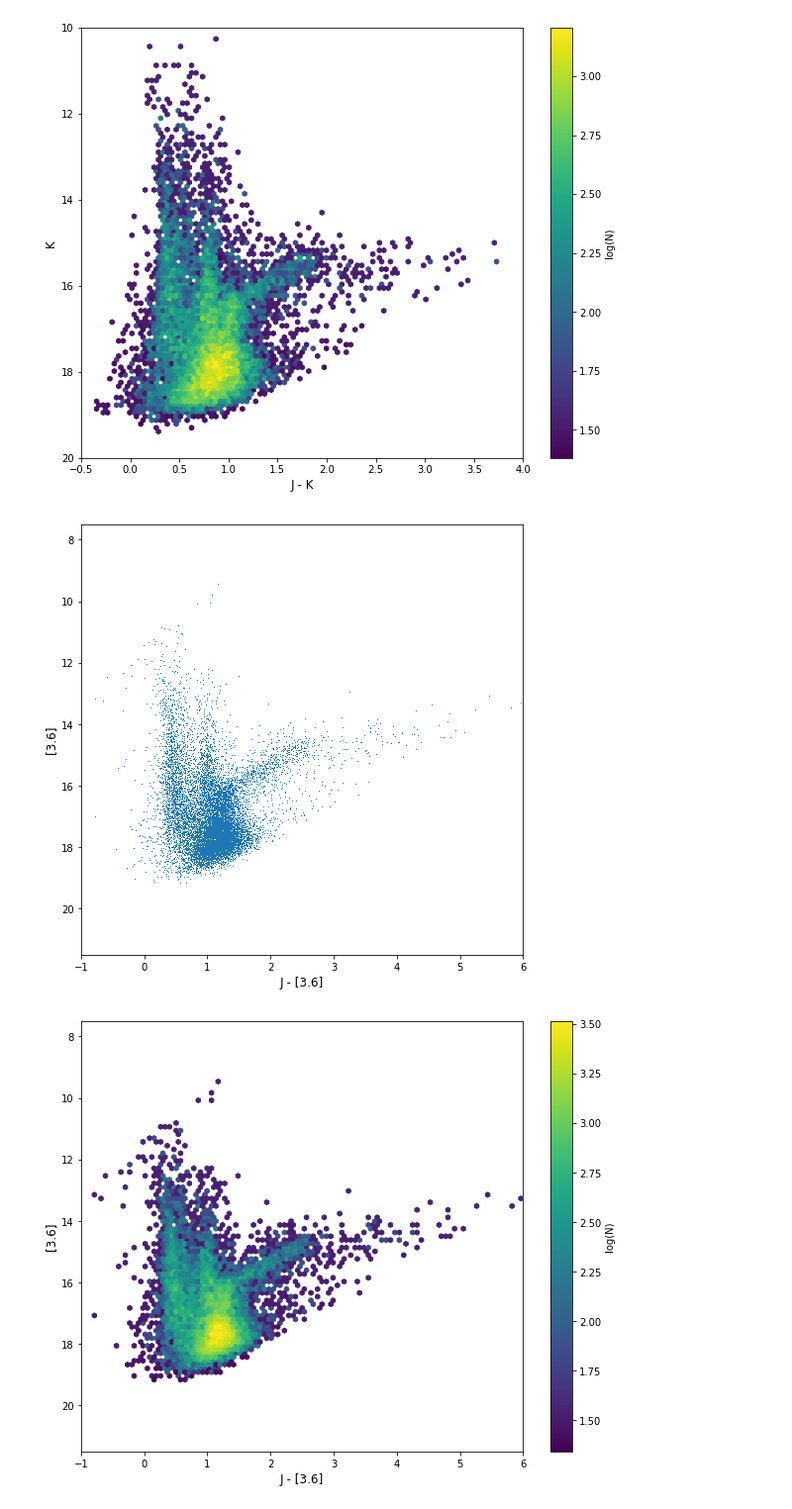
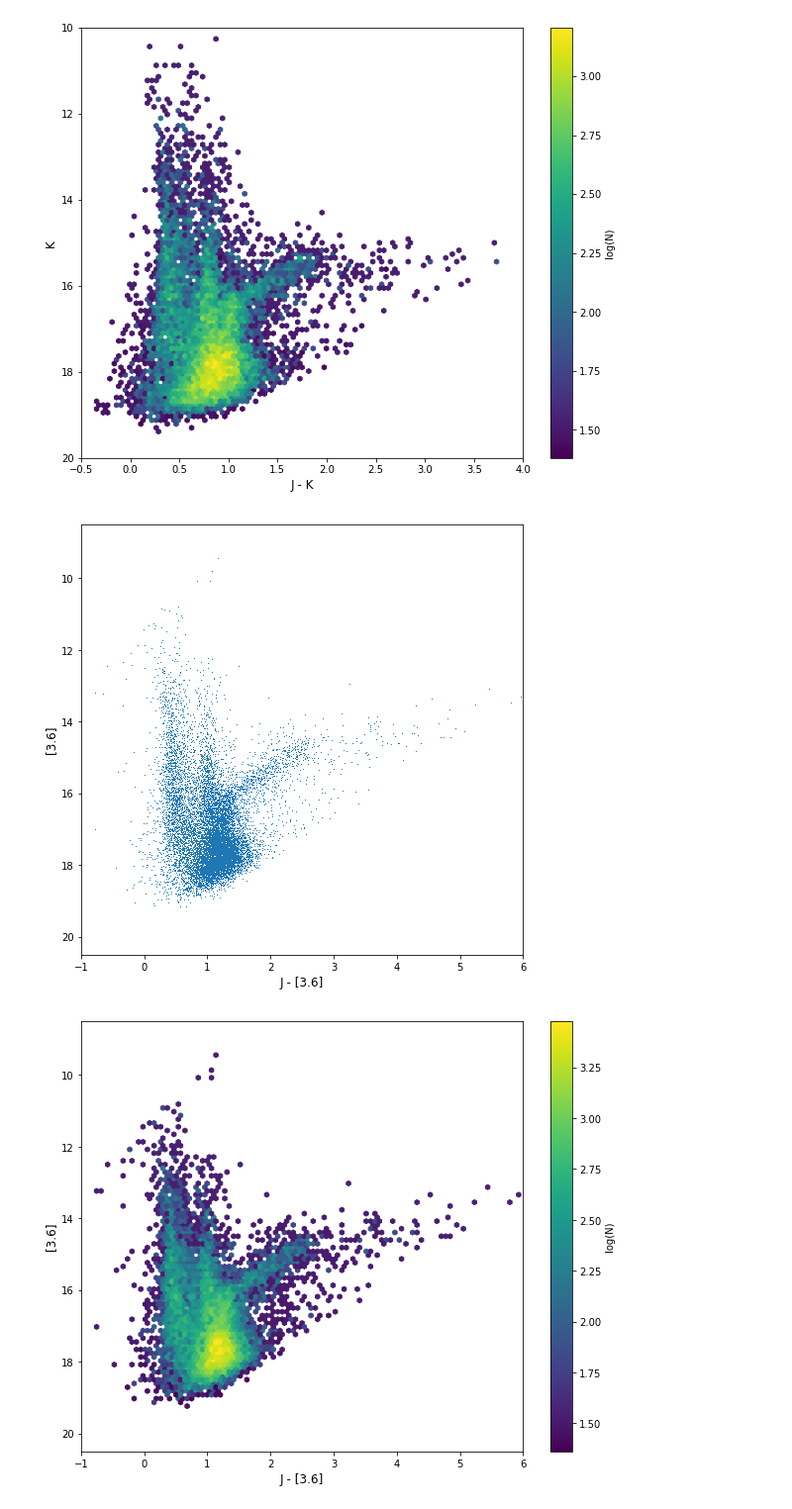
Before and after one commit to alechirschauer/NGC6822, a Jupyter notebook: CMD_24Sep2018.ipynb, the cells around one changed output. Shown at 99% size. Drawn from its saved outputs; the diff is of its cells as text; code cells hidden in the pictures.

```diff
--- a/CMD_24Sep2018.ipynb
+++ b/CMD_24Sep2018.ipynb
@@ -117,27 +142,27 @@ cb = plt.colorbar(im1, label='log(N)')
 # %%
 # [3.6] vs J-[3.6]
 # CMD & Hess diagram
 #
 plt.figure(figsize=(8,8))
 plt.plot(filter_phot_data.jMINUSthreesix, filter_phot_data.k36mag, ',')
 plt.xlim(-1.0, 6.0)
-plt.ylim(21.5, 7.5)
+plt.ylim(20.5, 8.5)
 plt.xlabel('J - [3.6]', size=12)
 plt.ylabel('[3.6]', size=12)
 #plt.savefig('[3.6]_vs_J-[3.6]_plot.pdf')
 #
 fig, ax1 = plt.subplots(1, 1, figsize=(10, 8))
 plt.xlim(-1.0, 6.0)
-plt.ylim(21.5, 7.5)
+plt.ylim(20.5, 8.5)
 im1 = ax1.hexbin(filter_phot_data.jMINUSthreesix, filter_phot_data.k36mag, bins='log', cmap=plt.cm.viridis,
-               mincnt=1, extent=(-1.0, 6.0, 21.5, 7.5))
+               mincnt=1, extent=(-1.0, 6.0, 20.5, 8.5))
 ax1.set_xlabel('J - [3.6]', size=12)
 ax1.set_ylabel('[3.6]', size=12)
 cb = plt.colorbar(im1, label='log(N)')
 #plt.savefig('[3.6]_vs_J-[3.6]_hist.pdf')
 # %% [output]
-[figure, old version]
+[figure, new version]
-[figure, old version]
+[figure, new version]
 # %%
 # [3.6] vs. [3.6]-[8.0]
 # CMD & Hess diagram
```
Also changed, not shown: parts of 4 cells of this notebook.
